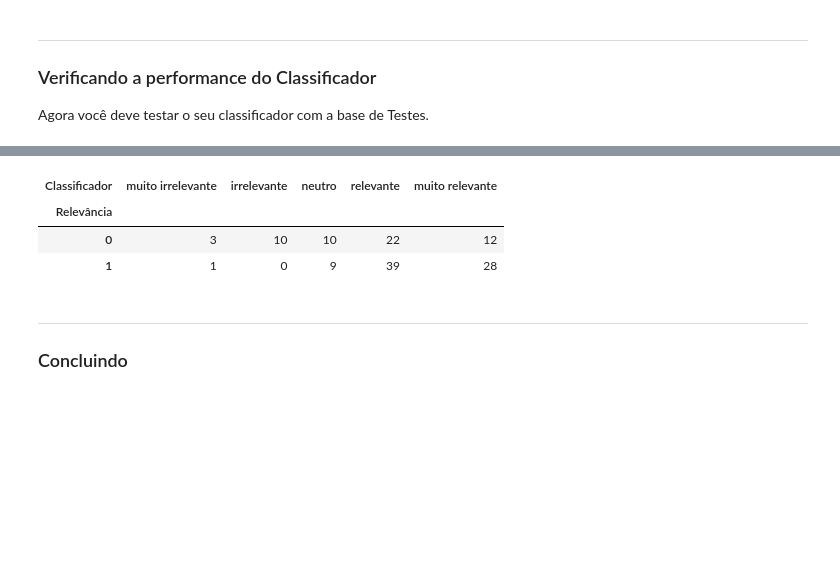
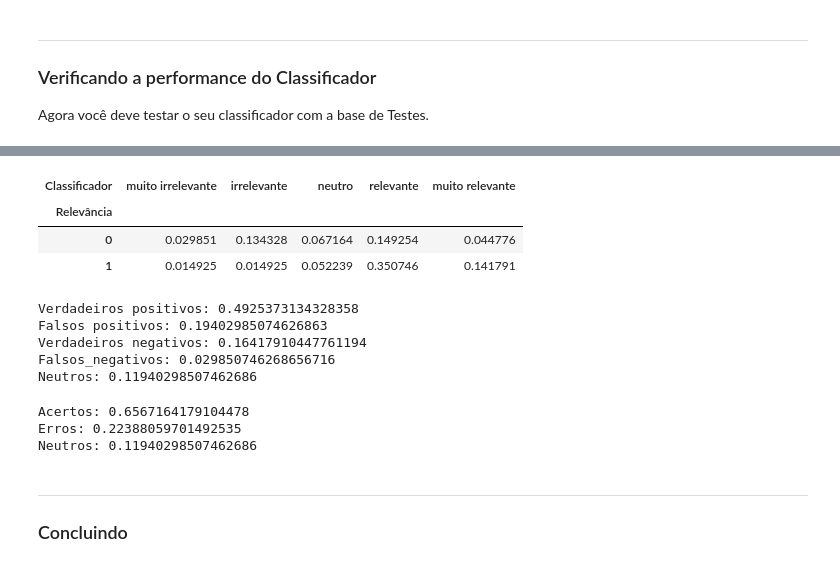
Before and after one commit to fmferraro/Projeto_1_CDados, a Jupyter notebook: Projeto1_Classificador_layout.ipynb, the cells around one changed output, grey strips where cells are left out. Cells and saved outputs as stored; diff of their text form; code cells hidden in the pictures; blank space fills up the shorter version.

```diff
--- a/Projeto1_Classificador_layout.ipynb
+++ b/Projeto1_Classificador_layout.ipynb
@@ -78,7 +66,28 @@ def cleanup(text):
+# %%
+import re
+
+def limpador(texto):
+
+    pontuacao = '[!-.:?;@\n@_“”]'
+    pattern = re.compile(pontuacao)
+    subs = re.sub(pattern, '', texto)
+
+    #separa palavra de emoji e emoji de emoji
+    a = False
+    for e in subs:
+        if e in emoji.UNICODE_EMOJI:
+            limpo = subs.replace(e, ' ' + e + ' ')
+            a = True
+
+
+    if a == True:
+        return limpo
+    else:
+        return subs
 # %%
 #limpando os tweets
 train.Treinamento.astype(str)
-train.Treinamento = train.Treinamento.apply(cleanup)
+train.Treinamento = train.Treinamento.apply(limpador)
 train
 # %% [output]
 |  | Treinamento | Relevância |
@@ -120,7 +139,7 @@ Length: 5992, dtype: object
 # %%
 #suavizacao de laplace
 palavras_desconhecidas = 1000000
-bonus = 2
+bonus = 0.5
 # %%
 #frequencias relativas das palavras em tweets relevantes (com suavizacao de laplace)
 freq_tweets_relevantes = series_tweets_relevantes.value_counts()
@@ -233,7 +246,7 @@ def classificador(tweet):
 
     if P_relevante_dado_tweet > P_irrelevante_dado_tweet:
         diferenca = (P_relevante_dado_tweet-P_irrelevante_dado_tweet)
-        if diferenca > 10e-80:
+        if diferenca > 10e-60:
             return 5
         elif diferenca <10e-200:
             return 3
@@ -241,7 +254,7 @@ def classificador(tweet):
             return 4
     else:
         diferenca = (P_irrelevante_dado_tweet-P_relevante_dado_tweet)
-        if diferenca > 10e-80:
+        if diferenca > 10e-60:
             return 1
         elif diferenca <10e-200:
             return 3
@@ -311,13 +339,41 @@ test
 | 133 | alguém me dá um ipad pro | 1 | muito relevante |
 134 rows × 3 columns
 # %%
-comparacao = pd.crosstab(test.Relevância, test.Classificador)
+comparacao = pd.crosstab(test.Relevância, test.Classificador, normalize = 'all')
 comparacao
 # %% [output]
 | Classificador | muito irrelevante | irrelevante | neutro | relevante | muito relevante |
 | Relevância |  |  |  |  |  |
-| 0 | 3 | 10 | 10 | 22 | 12 |
-| 1 | 1 | 0 | 9 | 39 | 28 |
+| 0 | 0.029851 | 0.134328 | 0.067164 | 0.149254 | 0.044776 |
+| 1 | 0.014925 | 0.014925 | 0.052239 | 0.350746 | 0.141791 |
+# %%
+verdadeiros_positivos = comparacao.iloc[1]['relevante'] + comparacao.iloc[1]['muito relevante']
+falsos_positivos = comparacao.iloc[0]['relevante'] + comparacao.iloc[0]['muito relevante']
+verdadeiros_negativos = comparacao.iloc[0]['muito irrelevante'] + comparacao.iloc[0]['irrelevante']
+falsos_negativos = comparacao.iloc[1]['muito irrelevante'] + comparacao.iloc[1]['irrelevante']
+neutros = comparacao.iloc[0]['neutro'] + comparacao.iloc[1]['neutro']
+
+print('Verdadeiros positivos:', verdadeiros_positivos)
+print('Falsos positivos:', falsos_positivos)
+print('Verdadeiros negativos:', verdadeiros_negativos)
+print('Falsos_negativos:', falsos_negativos)
+print('Neutros:', neutros)
+# %% [output]
+Verdadeiros positivos: 0.4925373134328358
+Falsos positivos: 0.19402985074626863
+Verdadeiros negativos: 0.16417910447761194
+Falsos_negativos: 0.029850746268656716
+Neutros: 0.11940298507462686
+# %%
+acertos = verdadeiros_negativos + verdadeiros_positivos
+erros = falsos_negativos + falsos_positivos
+print('Acertos:', acertos)
+print('Erros:', erros)
+print('Neutros:', neutros)
+# %% [output]
+Acertos: 0.6567164179104478
+Erros: 0.22388059701492535
+Neutros: 0.11940298507462686
 # %% [markdown]
 ___
 ### Concluindo
```
Also changed, not shown: parts of 17 cells of this notebook.
